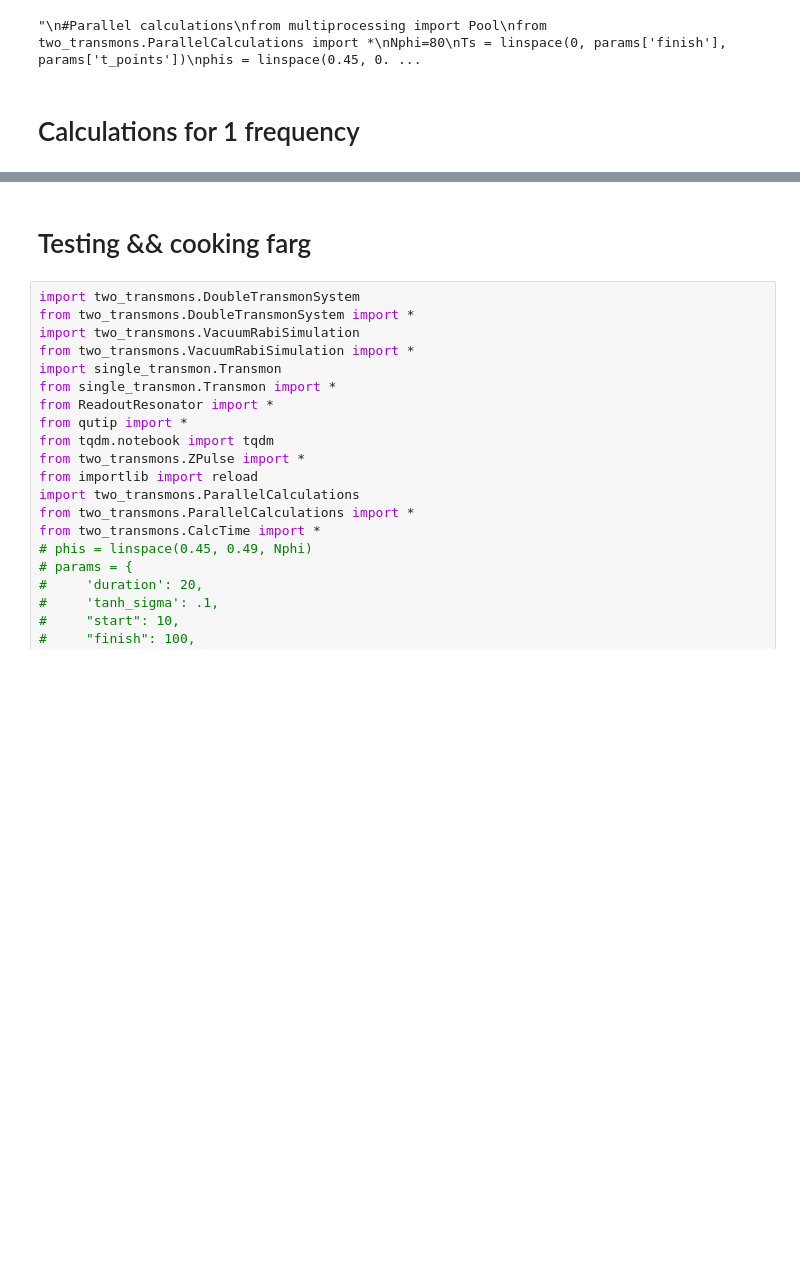
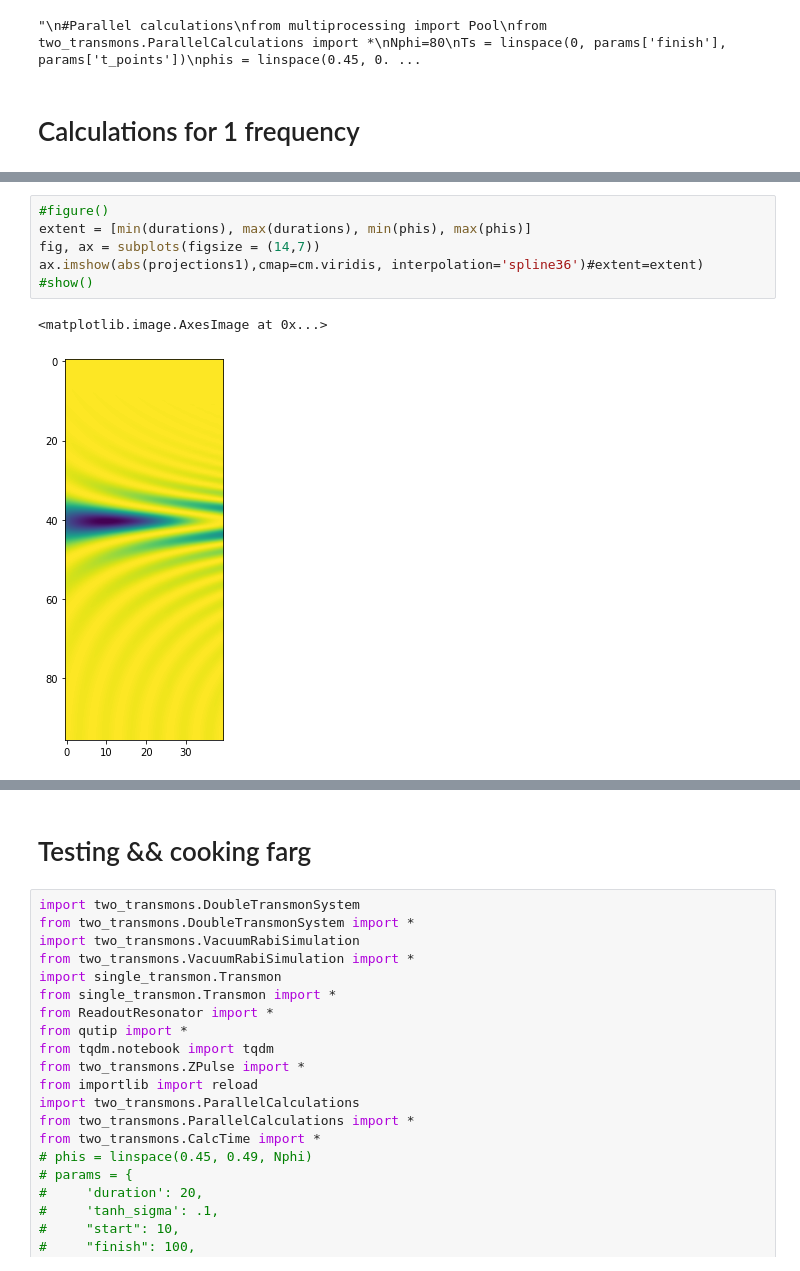
Before and after one commit to shanto268/Transmon_Examples, a Jupyter notebook: transmon-simulations/VRS1.ipynb, the cells around one changed output, grey strips where cells are left out. Drawn from its saved outputs; the diff is of its cells as text; blank space fills up the shorter version.

```diff
--- a/transmon-simulations/VRS1.ipynb
+++ b/transmon-simulations/VRS1.ipynb
@@ -253,0 +258,9 @@ fig.colorbar(image, ax=ax)
+# %%
+#figure()
+extent = [min(durations), max(durations), min(phis), max(phis)]
+fig, ax = subplots(figsize = (14,7))
+ax.imshow(abs(projections1),cmap=cm.viridis, interpolation='spline36')#extent=extent)
+#show()
+# %% [output]
+<matplotlib.image.AxesImage at 0x...>
+[figure, added]
```
Also changed, not shown: parts of 17 cells of this notebook, 14 other files.
